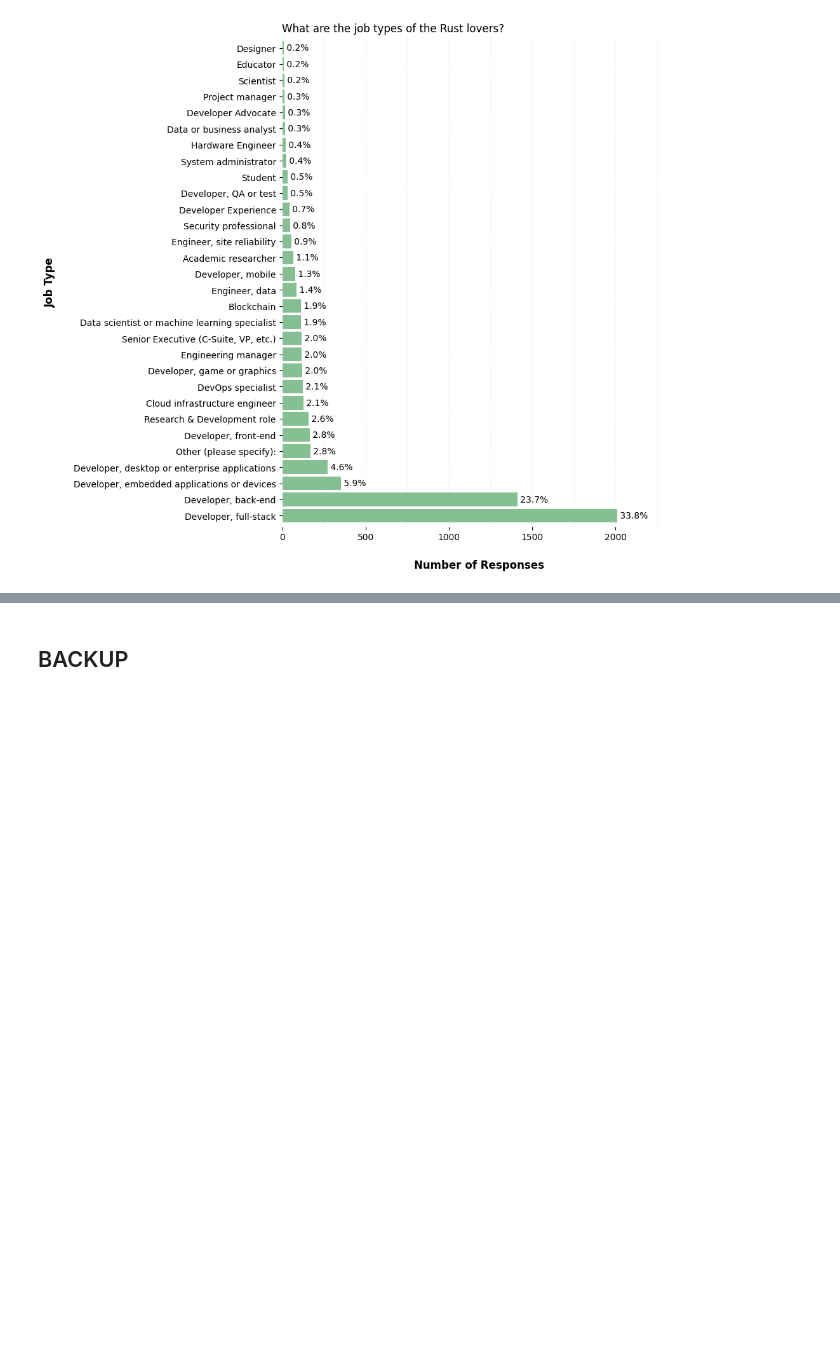
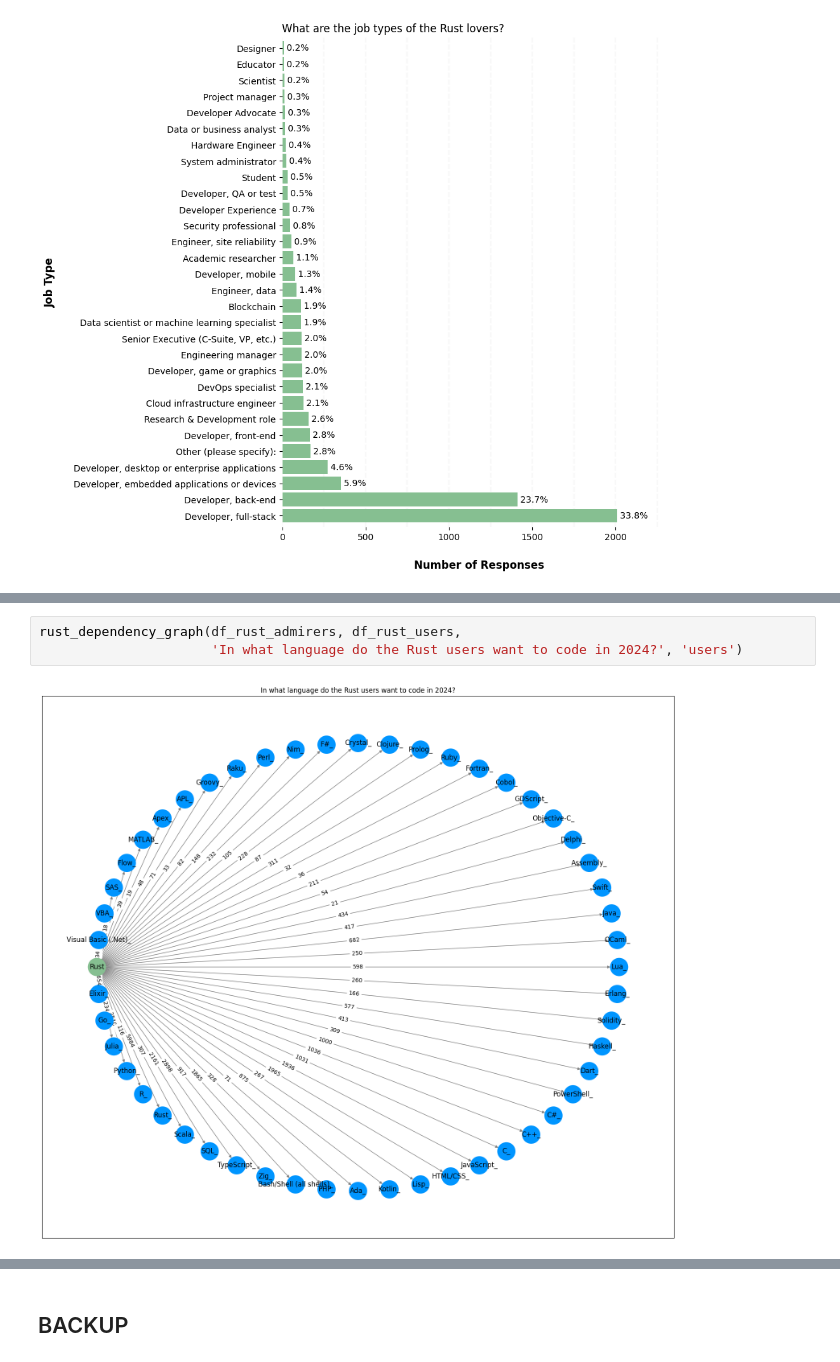
Before and after one commit to fab7/LAB-Data-Science-Blog-Post, a Jupyter notebook: notebook/who_are_the_rust_users.ipynb, the cells around one changed output, grey strips where cells are left out. Cells and saved outputs as stored; diff of their text form; blank space fills up the shorter version.

```diff
--- a/notebook/who_are_the_rust_users.ipynb
+++ b/notebook/who_are_the_rust_users.ipynb
@@ -470,0 +641,5 @@ In this section, we try to get an idea of the type programming and scripting lan
+# %%
+rust_dependency_graph(df_rust_admirers, df_rust_users,
+                      'In what language do the Rust users want to code in 2024?', 'users')
+# %% [output]
+[figure, added]
```
Also changed, not shown: parts of 27 cells of this notebook.
